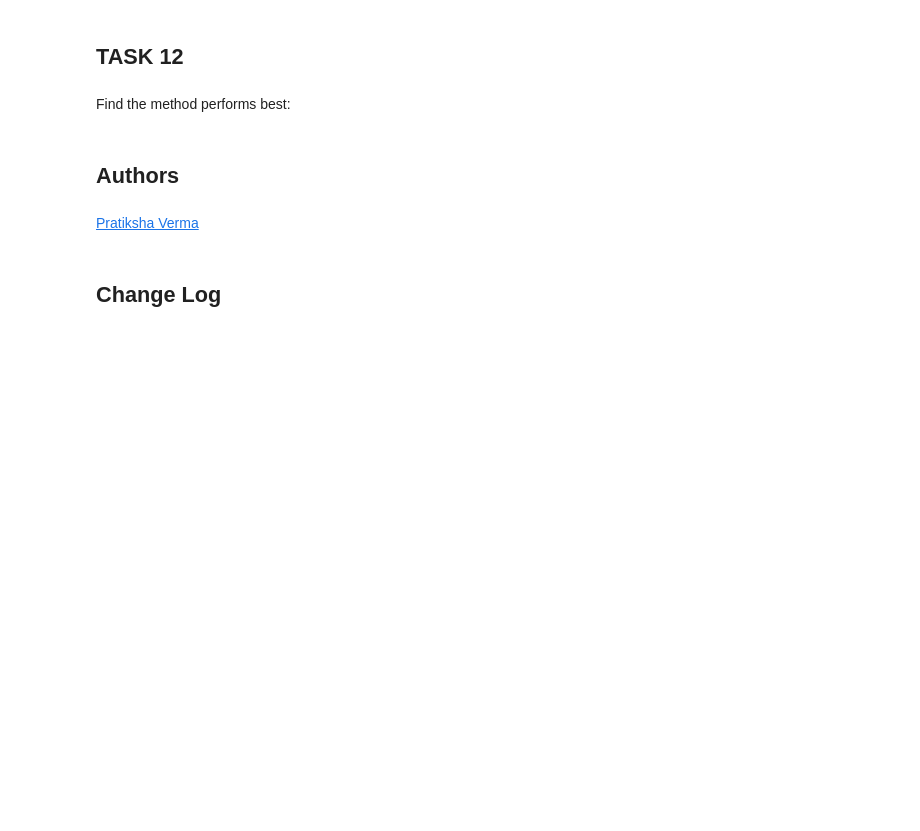
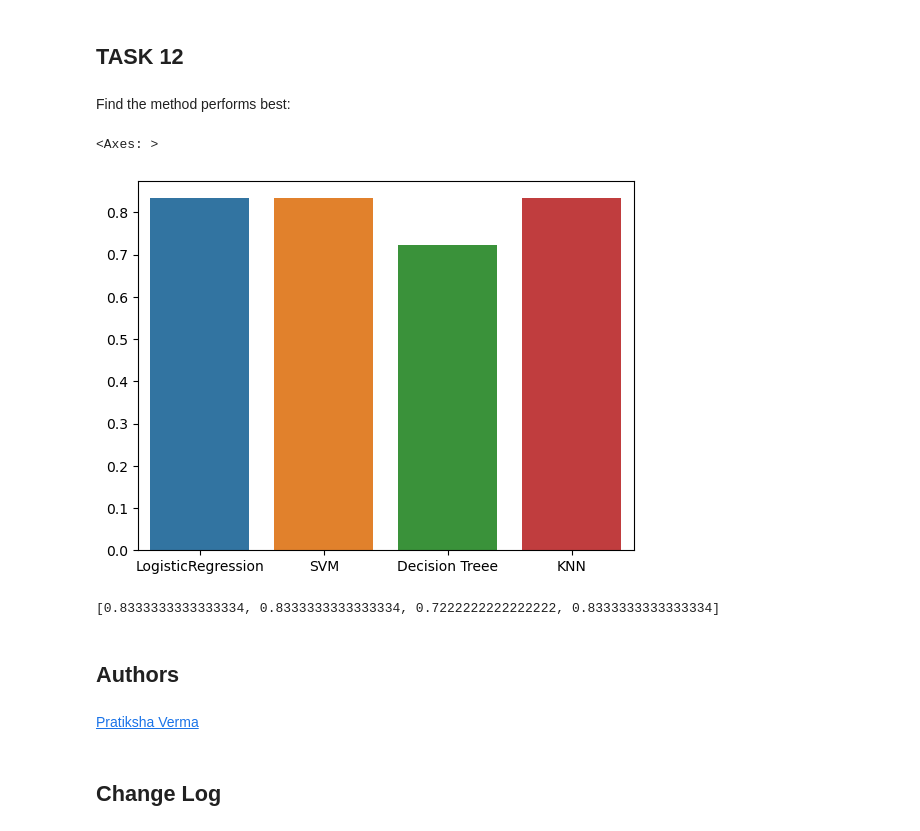
Before and after one commit to TapanM/spacex_flacon9, a Jupyter notebook: SpaceX_Machine_Learning_Prediction_Part_5.jupyterlite.ipynb, the cells around one changed output. Drawn from its saved outputs; the diff is of its cells as text; code cells hidden in the pictures; blank space fills up the shorter version.

```diff
--- a/SpaceX_Machine_Learning_Prediction_Part_5.jupyterlite.ipynb
+++ b/SpaceX_Machine_Learning_Prediction_Part_5.jupyterlite.ipynb
@@ -192,3 +186,8 @@ metrics.accuracy_score(Y_test, yhat)
+# %%
+model_accuracies = []
+model_names = []
+model_accuracies.append(logreg_cv.score(X_test, Y_test))
+model_names.append("LogisticRegression")
 # %% [markdown]
 Lets look at the confusion matrix:
 # %%
@@ -236,3 +229,7 @@ metrics.accuracy_score(Y_test, yhat)
+# %%
+
+model_accuracies.append(svm_cv.score(X_test, Y_test))
+model_names.append("SVM")
 # %% [markdown]
 We can plot the confusion matrix
 # %%
@@ -299,3 +291,6 @@ metrics.accuracy_score(Y_test, yhat)
+# %%
+model_accuracies.append(tree_cv.score(X_test, Y_test))
+model_names.append("Decision Treee")
 # %% [markdown]
 We can plot the confusion matrix
 # %%
@@ -339,3 +329,6 @@ metrics.accuracy_score(Y_test, yhat)
+# %%
+model_accuracies.append(knn_cv.score(X_test, Y_test))
+model_names.append("KNN")
 # %% [markdown]
 We can plot the confusion matrix
 # %%
@@ -352,3 +343,13 @@ Find the method performs best:
+# %%
+sns.barplot(x=model_names, y=model_accuracies)
+# %% [output]
+<Axes: >
+[figure, added]
+# %%
+
+print(model_accuracies)
+# %% [output]
+[0.8333333333333334, 0.8333333333333334, 0.7222222222222222, 0.8333333333333334]
 # %% [markdown]
 ## Authors
 # %% [markdown]
```
Also changed, not shown: parts of 11 cells of this notebook, 12 other files.
